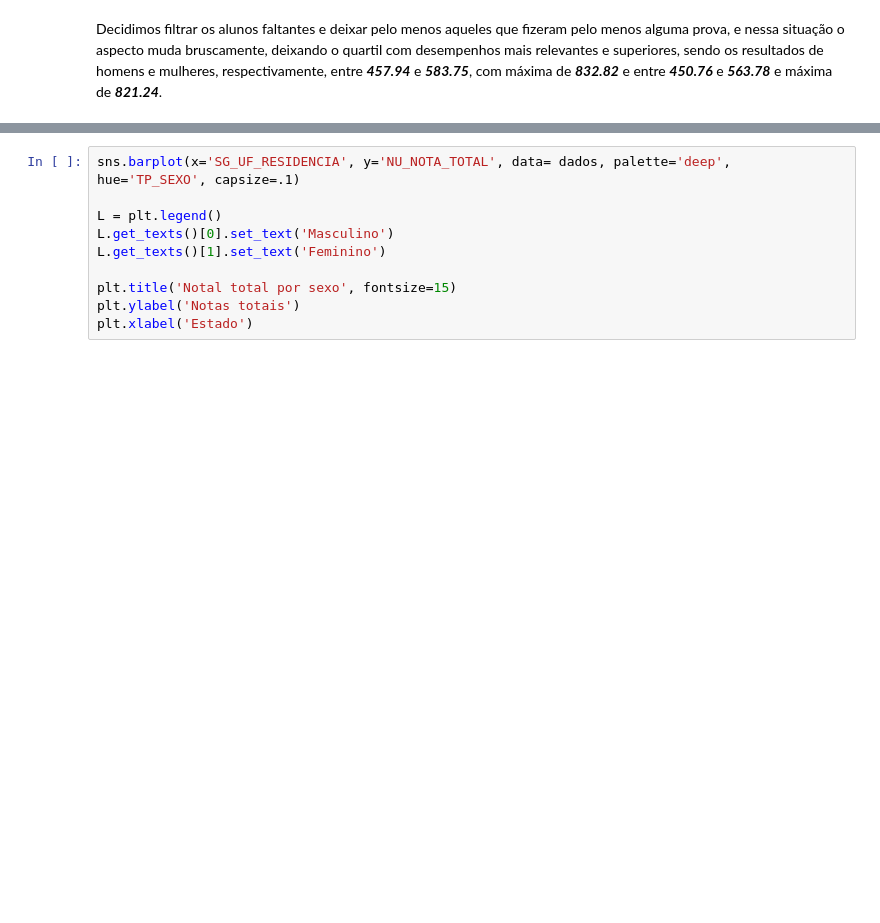
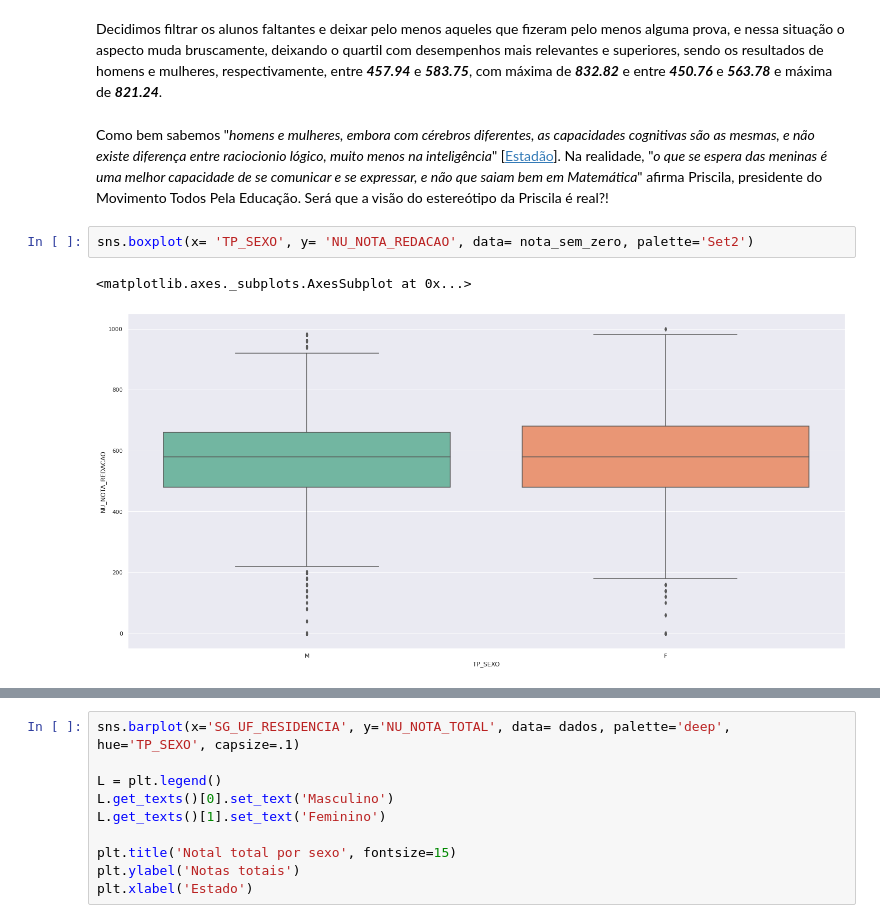
Before and after one commit to VitorCapelos/imersao-dados-2, a Jupyter notebook: Imersão_Dados_Microdados_ENEM_2019.ipynb, the cells around one changed output, grey strips where cells are left out. Cells and saved outputs as stored; diff of their text form; blank space fills up the shorter version.

```diff
--- a/Imersão_Dados_Microdados_ENEM_2019.ipynb
+++ b/Imersão_Dados_Microdados_ENEM_2019.ipynb
@@ -220,3 +311,10 @@ max        821.240000
 Name: NU_NOTA_MEDIA, dtype: float64
 # %% [markdown]
 Decidimos filtrar os alunos faltantes e deixar pelo menos aqueles que fizeram pelo menos alguma prova, e nessa situação o aspecto muda bruscamente, deixando o quartil com desempenhos mais relevantes e superiores, sendo os resultados de homens e mulheres, respectivamente, entre ***457.94*** e ***583.75***, com máxima de ***832.82*** e entre ***450.76*** e ***563.78*** e máxima de ***821.24***.
+# %% [markdown]
+Como bem sabemos "*homens e mulheres, embora com cérebros diferentes, as capacidades cognitivas são as mesmas, e não existe diferença entre raciocionio lógico, muito menos na inteligência*" [[Estadão](https://infograficos.estadao.com.br/educacao/enem/desigualdades-de-genero-e-raca/#:~:text=Independentemente%20da%20raça%2C%20homens%20têm,é%20considerada%20significativa%20por%20estatísticos)]. Na realidade, "*o que se espera das meninas é uma melhor capacidade de se comunicar e se expressar, e não que saiam bem em Matemática*" afirma Priscila, presidente do Movimento Todos Pela Educação. Será que a visão do estereótipo da Priscila é real?!
+# %%
+sns.boxplot(x= 'TP_SEXO', y= 'NU_NOTA_REDACAO', data= nota_sem_zero, palette='Set2')
+# %% [output]
+<matplotlib.axes._subplots.AxesSubplot at 0x...>
+[figure, added]
```
Also changed, not shown: parts of 75 cells of this notebook.
